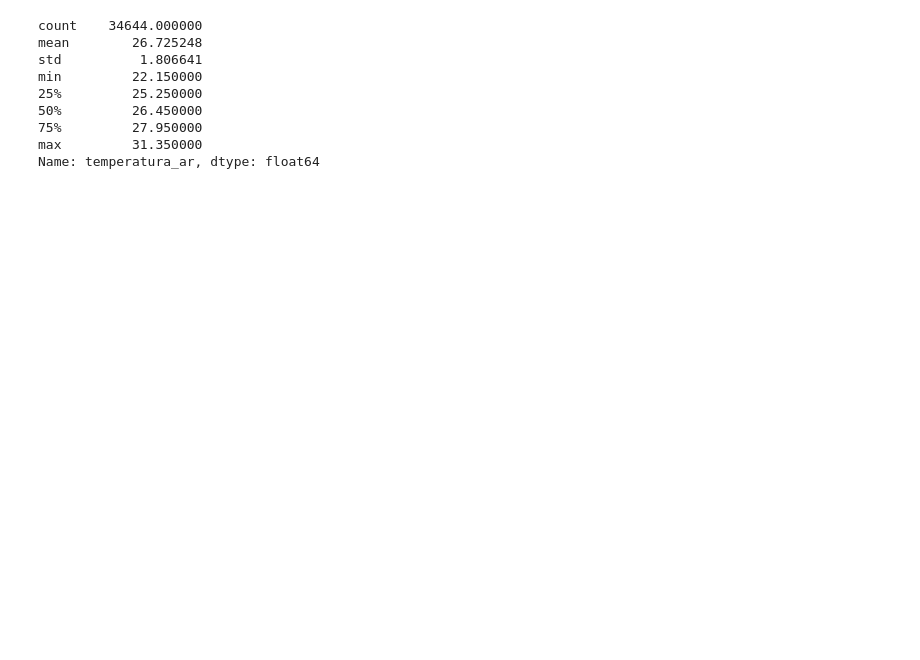
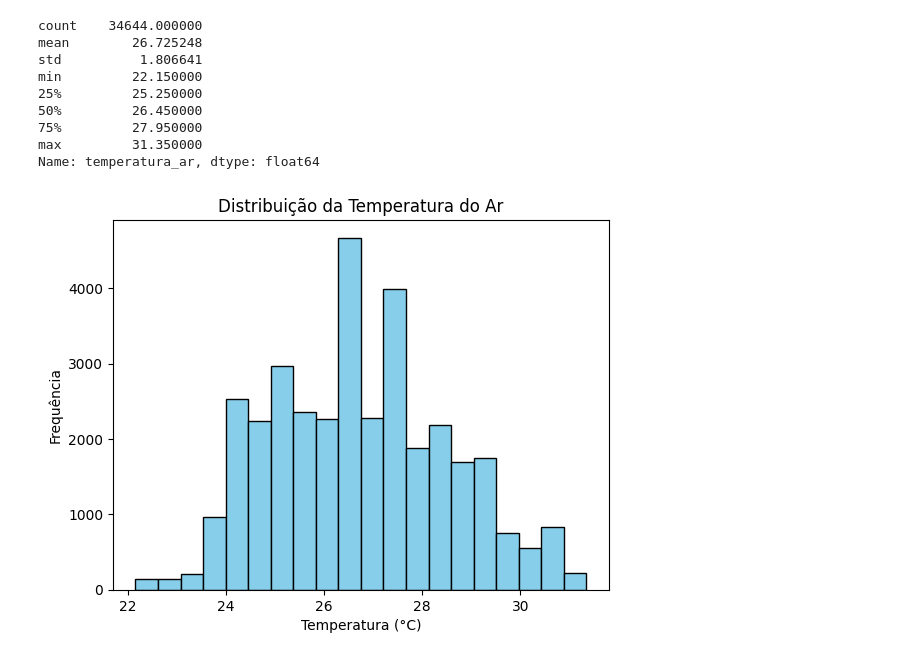
Before and after one commit to devryoshio/fiesc, a Jupyter notebook: Bootcamp Ciência de Dados e Inteligência Artificial.ipynb, the cells around one changed output. Cells and saved outputs as stored; diff of their text form; code cells hidden in the pictures; blank space fills up the shorter version.

```diff
--- a/Bootcamp Ciência de Dados e Inteligência Artificial.ipynb
+++ b/Bootcamp Ciência de Dados e Inteligência Artificial.ipynb
@@ -285,7 +325,7 @@ print(quantidade)
 # %%
 # Substituir por mediana
 mediana = df['temperatura_ar'].median()
-df.loc[(df['temperatura_ar'] < 273) | (df['temperatura_ar'] > 323), 'temperatura_ar'] = mediana
+df.loc[(df['temperatura_ar'] < 273), 'temperatura_ar'] = mediana
 cel = df["temperatura_ar"] - 273.15
 cel.describe()
 # %% [output]
@@ -298,3 +338,11 @@ min         22.150000
 75%         27.950000
 max         31.350000
 Name: temperatura_ar, dtype: float64
+# %%
+plt.hist(cel, bins=20, edgecolor='black', color='skyblue')
+plt.xlabel("Temperatura (°C)")
+plt.ylabel("Frequência")
+plt.title("Distribuição da Temperatura do Ar")
+plt.show()
+# %% [output]
+[figure, added]
```
Also changed, not shown: parts of 46 cells of this notebook, 1 other file.
